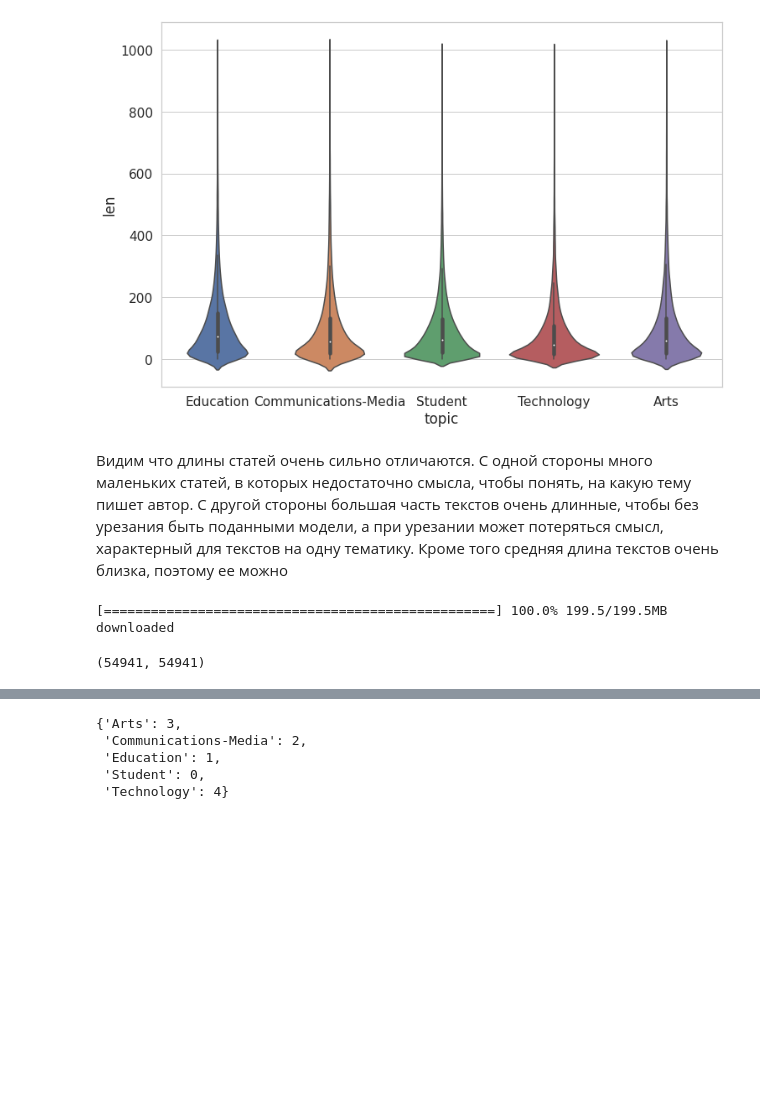
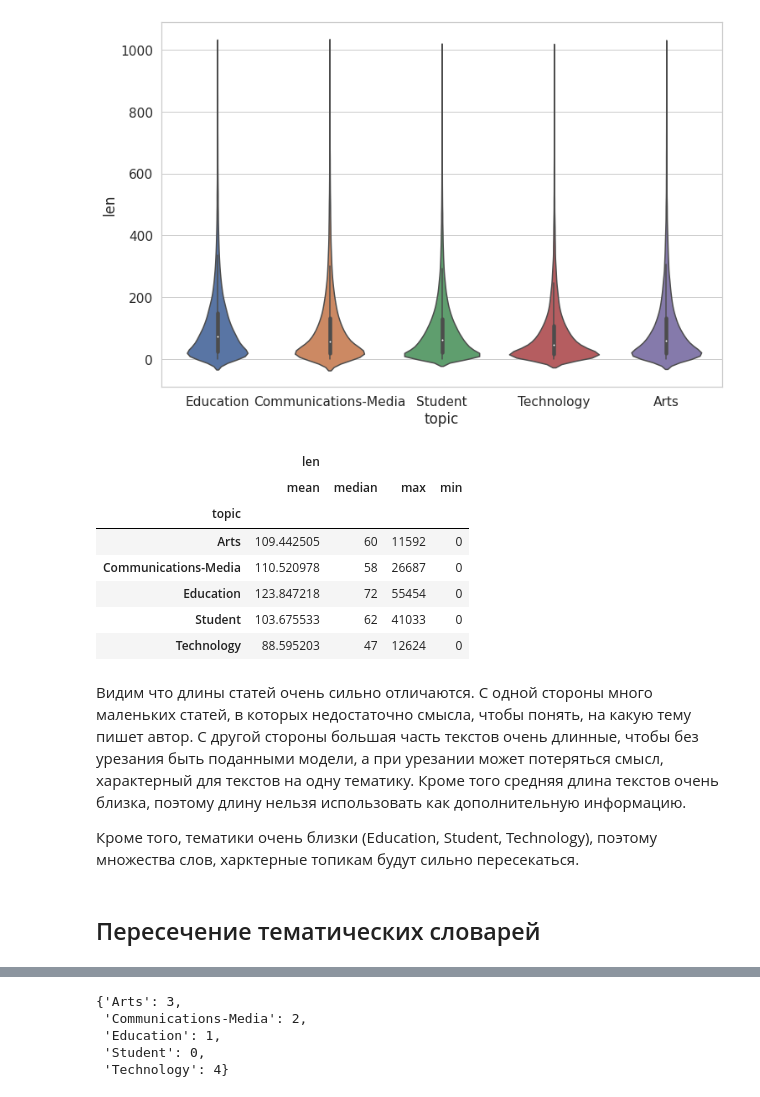
Before and after one commit to prosvirinKir/raai_project, a Jupyter notebook: topic_classifier_6.ipynb, the cells around one changed output, grey strips where cells are left out. Cells and saved outputs as stored; diff of their text form; code cells hidden in the pictures; blank space fills up the shorter version.

```diff
--- a/topic_classifier_6.ipynb
+++ b/topic_classifier_6.ipynb
@@ -174,5 +212,18 @@ plt.figure(figsize=(12, 8))
 sns.violinplot(x="topic", y="len", data=df[df['len'] < 1000]);
 # %% [output]
 [figure]
+# %%
+df.groupby('topic').agg(['mean', 'median', 'max', 'min'])
+# %% [output]
+|  | len |  |  |  |
+|  | mean | median | max | min |
+| topic |  |  |  |  |
+| Arts | 109.442505 | 60 | 11592 | 0 |
+| Communications-Media | 110.520978 | 58 | 26687 | 0 |
+| Education | 123.847218 | 72 | 55454 | 0 |
+| Student | 103.675533 | 62 | 41033 | 0 |
+| Technology | 88.595203 | 47 | 12624 | 0 |
 # %% [markdown]
-Видим что длины статей очень сильно отличаются. С одной стороны много маленьких статей, в которых недостаточно смысла, чтобы понять, на какую тему пишет автор. С другой стороны большая часть текстов очень длинные, чтобы без урезания быть поданными модели, а при урезании может потеряться смысл, характерный для текстов на одну тематику. Кроме того средняя длина текстов очень близка, поэтому ее можно
+Видим что длины статей очень сильно отличаются. С одной стороны много маленьких статей, в которых недостаточно смысла, чтобы понять, на какую тему пишет автор. С другой стороны большая часть текстов очень длинные, чтобы без урезания быть поданными модели, а при урезании может потеряться смысл, характерный для текстов на одну тематику. Кроме того средняя длина текстов очень близка, поэтому длину нельзя использовать как дополнительную информацию.
+
+Кроме того, тематики очень близки (Education, Student, Technology), поэтому множества слов, харктерные топикам будут сильно пересекаться.
@@ -191,5 +229,0 @@ class Vocabulary:
-# %%
-import gensim.downloader as api
-glove_model = api.load("glove-twitter-50")
-# %% [output]
-[==================================================] 100.0% 199.5/199.5MB downloaded
@@ -211,4 +230,2 @@ test_dataset.drop_too_short()
-# %%
-len(test_dataset.labels), len(test_dataset.tokenised)
-# %% [output]
-(54941, 54941)
+# %% [markdown]
+## Пересечение тематических словарей
```
Also changed, not shown: parts of 26 cells of this notebook.
